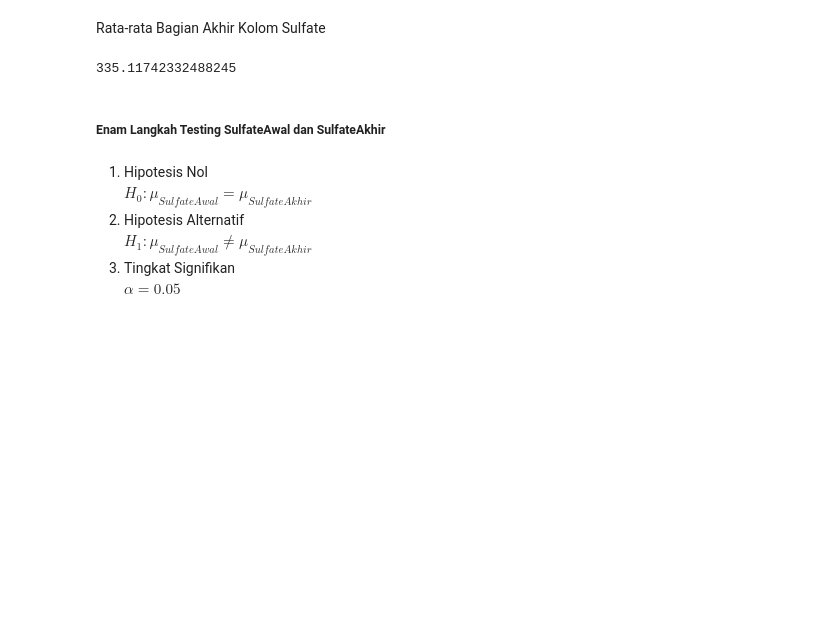
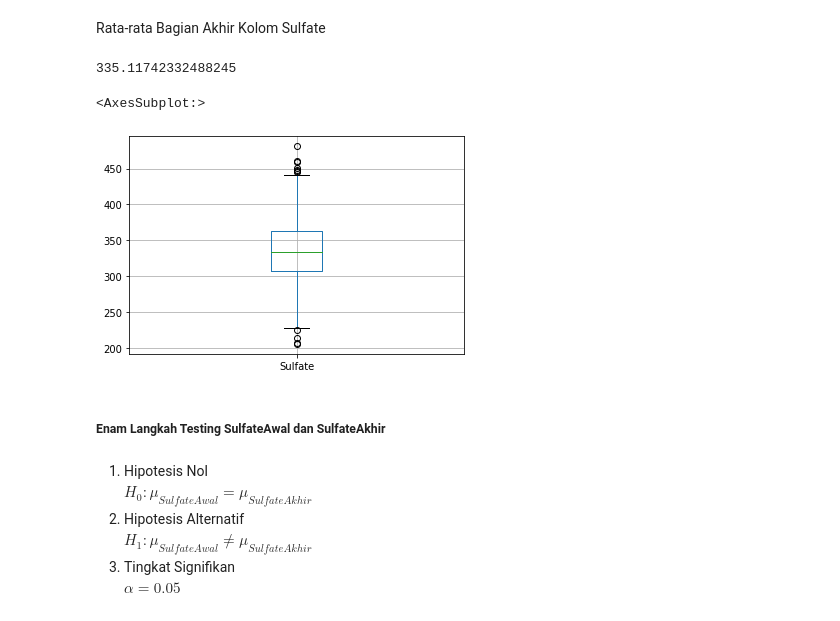
Before and after one commit to kentlius/Tubes-Probstat, a Jupyter notebook: main.ipynb, the cells around one changed output. Saved outputs shown, nothing was run; the diff lists cells and outputs as text; code cells hidden in the pictures; blank space fills up the shorter version.

```diff
--- a/main.ipynb
+++ b/main.ipynb
@@ -744,6 +732,11 @@ Rata-rata Bagian Akhir Kolom Sulfate
 df['Sulfate'].iloc[len(df)//2:].mean()
 # %% [output]
 335.11742332488245
+# %%
+df.iloc[len(df)//2:].boxplot(['Sulfate'])
+# %% [output]
+<AxesSubplot:>
+[figure, added]
 # %% [markdown]
 ##### Enam Langkah Testing SulfateAwal dan SulfateAkhir
 # %% [markdown]
```
Also changed, not shown: parts of 15 cells of this notebook.
